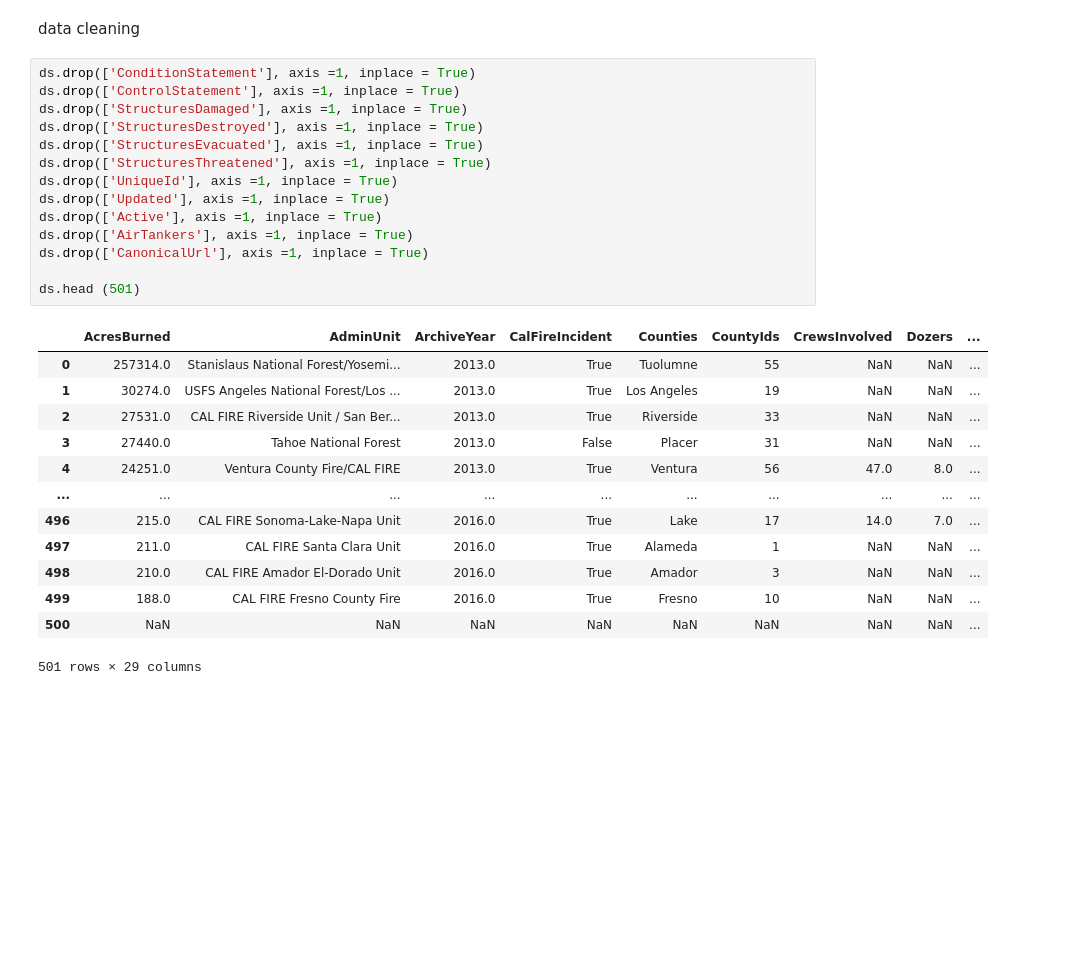
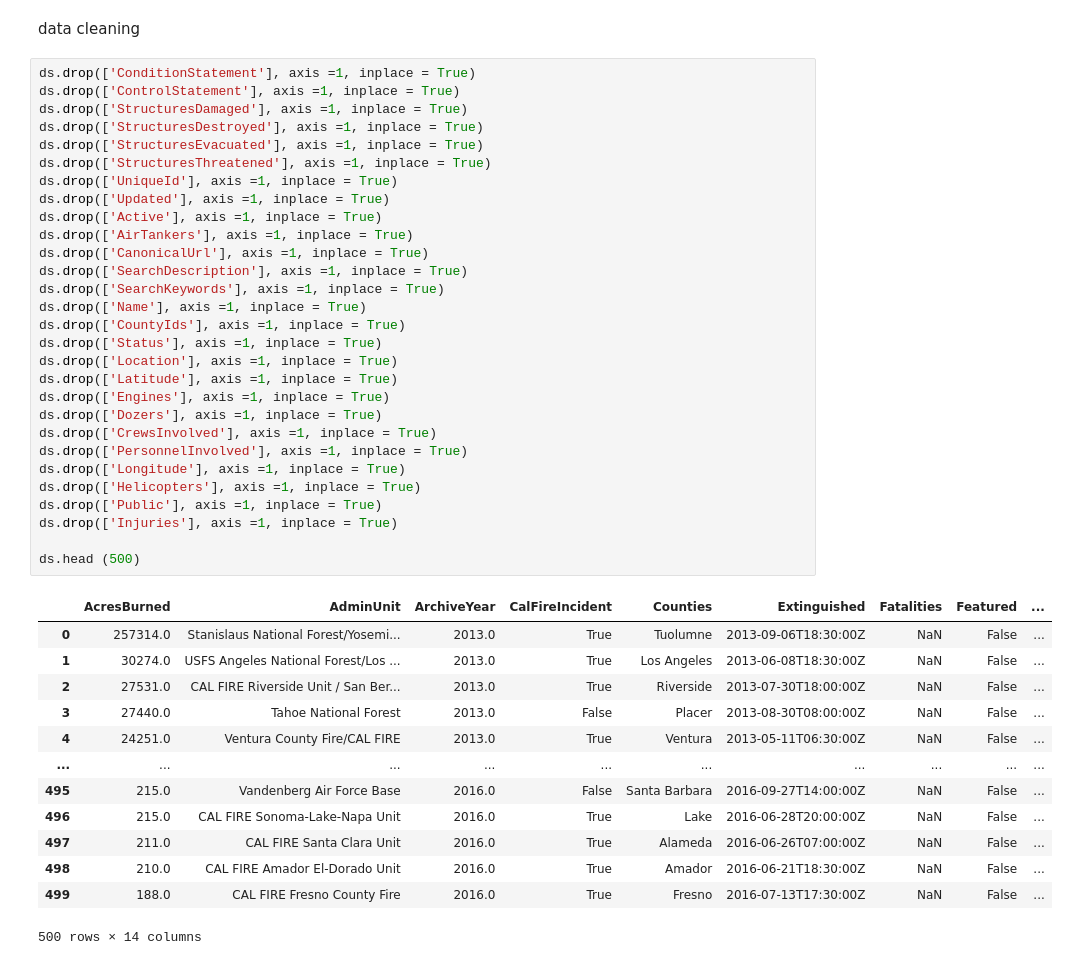
Before and after one commit to JERWIN0/BAT404_FIREMAN, a Jupyter notebook: Explanatory_Analysis_of_Wildfires_Occurrence_Worldwide.ipynb, the cells around one changed output. Drawn from its saved outputs; the diff is of its cells as text; blank space fills up the shorter version.

```diff
--- a/Explanatory_Analysis_of_Wildfires_Occurrence_Worldwide.ipynb
+++ b/Explanatory_Analysis_of_Wildfires_Occurrence_Worldwide.ipynb
@@ -32,28 +32,43 @@ data cleaning
 # %%
 ds.drop(['ConditionStatement'], axis =1, inplace = True)
 ds.drop(['ControlStatement'], axis =1, inplace = True)
 ds.drop(['StructuresDamaged'], axis =1, inplace = True)
 ds.drop(['StructuresDestroyed'], axis =1, inplace = True)
 ds.drop(['StructuresEvacuated'], axis =1, inplace = True)
 ds.drop(['StructuresThreatened'], axis =1, inplace = True)
 ds.drop(['UniqueId'], axis =1, inplace = True)
 ds.drop(['Updated'], axis =1, inplace = True)
 ds.drop(['Active'], axis =1, inplace = True)
 ds.drop(['AirTankers'], axis =1, inplace = True)
 ds.drop(['CanonicalUrl'], axis =1, inplace = True)
+ds.drop(['SearchDescription'], axis =1, inplace = True)
+ds.drop(['SearchKeywords'], axis =1, inplace = True)
+ds.drop(['Name'], axis =1, inplace = True)
+ds.drop(['CountyIds'], axis =1, inplace = True)
+ds.drop(['Status'], axis =1, inplace = True)
+ds.drop(['Location'], axis =1, inplace = True)
+ds.drop(['Latitude'], axis =1, inplace = True)
+ds.drop(['Engines'], axis =1, inplace = True)
+ds.drop(['Dozers'], axis =1, inplace = True)
+ds.drop(['CrewsInvolved'], axis =1, inplace = True)
+ds.drop(['PersonnelInvolved'], axis =1, inplace = True)
+ds.drop(['Longitude'], axis =1, inplace = True)
+ds.drop(['Helicopters'], axis =1, inplace = True)
+ds.drop(['Public'], axis =1, inplace = True)
+ds.drop(['Injuries'], axis =1, inplace = True)
 
-ds.head (501)
+ds.head (500)
 # %% [output]
-|  | AcresBurned | AdminUnit | ArchiveYear | CalFireIncident | Counties | CountyIds | CrewsInvolved | Dozers | ... |
-| 0 | 257314.0 | Stanislaus National Forest/Yosemi... | 2013.0 | True | Tuolumne | 55 | NaN | NaN | ... |
-| 1 | 30274.0 | USFS Angeles National Forest/Los ... | 2013.0 | True | Los Angeles | 19 | NaN | NaN | ... |
-| 2 | 27531.0 | CAL FIRE Riverside Unit / San Ber... | 2013.0 | True | Riverside | 33 | NaN | NaN | ... |
-| 3 | 27440.0 | Tahoe National Forest | 2013.0 | False | Placer | 31 | NaN | NaN | ... |
-| 4 | 24251.0 | Ventura County Fire/CAL FIRE | 2013.0 | True | Ventura | 56 | 47.0 | 8.0 | ... |
+|  | AcresBurned | AdminUnit | ArchiveYear | CalFireIncident | Counties | Extinguished | Fatalities | Featured | ... |
+| 0 | 257314.0 | Stanislaus National Forest/Yosemi... | 2013.0 | True | Tuolumne | 2013-09-06T18:30:00Z | NaN | False | ... |
+| 1 | 30274.0 | USFS Angeles National Forest/Los ... | 2013.0 | True | Los Angeles | 2013-06-08T18:30:00Z | NaN | False | ... |
+| 2 | 27531.0 | CAL FIRE Riverside Unit / San Ber... | 2013.0 | True | Riverside | 2013-07-30T18:00:00Z | NaN | False | ... |
+| 3 | 27440.0 | Tahoe National Forest | 2013.0 | False | Placer | 2013-08-30T08:00:00Z | NaN | False | ... |
+| 4 | 24251.0 | Ventura County Fire/CAL FIRE | 2013.0 | True | Ventura | 2013-05-11T06:30:00Z | NaN | False | ... |
 | ... | ... | ... | ... | ... | ... | ... | ... | ... | ... |
-| 496 | 215.0 | CAL FIRE Sonoma-Lake-Napa Unit | 2016.0 | True | Lake | 17 | 14.0 | 7.0 | ... |
-| 497 | 211.0 | CAL FIRE Santa Clara Unit | 2016.0 | True | Alameda | 1 | NaN | NaN | ... |
-| 498 | 210.0 | CAL FIRE Amador El-Dorado Unit | 2016.0 | True | Amador | 3 | NaN | NaN | ... |
-| 499 | 188.0 | CAL FIRE Fresno County Fire | 2016.0 | True | Fresno | 10 | NaN | NaN | ... |
-| 500 | NaN | NaN | NaN | NaN | NaN | NaN | NaN | NaN | ... |
+| 495 | 215.0 | Vandenberg Air Force Base | 2016.0 | False | Santa Barbara | 2016-09-27T14:00:00Z | NaN | False | ... |
+| 496 | 215.0 | CAL FIRE Sonoma-Lake-Napa Unit | 2016.0 | True | Lake | 2016-06-28T20:00:00Z | NaN | False | ... |
+| 497 | 211.0 | CAL FIRE Santa Clara Unit | 2016.0 | True | Alameda | 2016-06-26T07:00:00Z | NaN | False | ... |
+| 498 | 210.0 | CAL FIRE Amador El-Dorado Unit | 2016.0 | True | Amador | 2016-06-21T18:30:00Z | NaN | False | ... |
+| 499 | 188.0 | CAL FIRE Fresno County Fire | 2016.0 | True | Fresno | 2016-07-13T17:30:00Z | NaN | False | ... |
-501 rows × 29 columns
+500 rows × 14 columns
```
